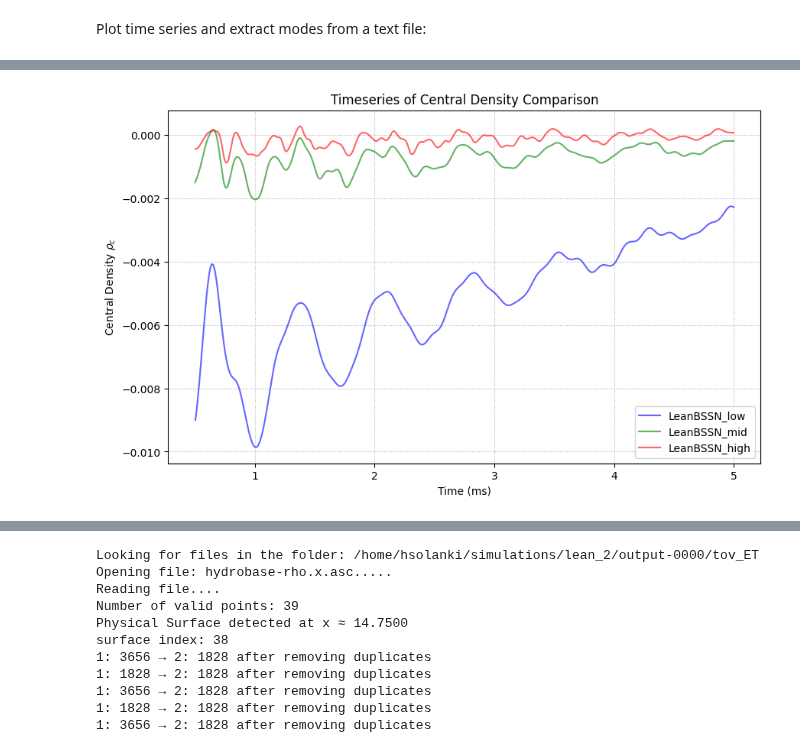
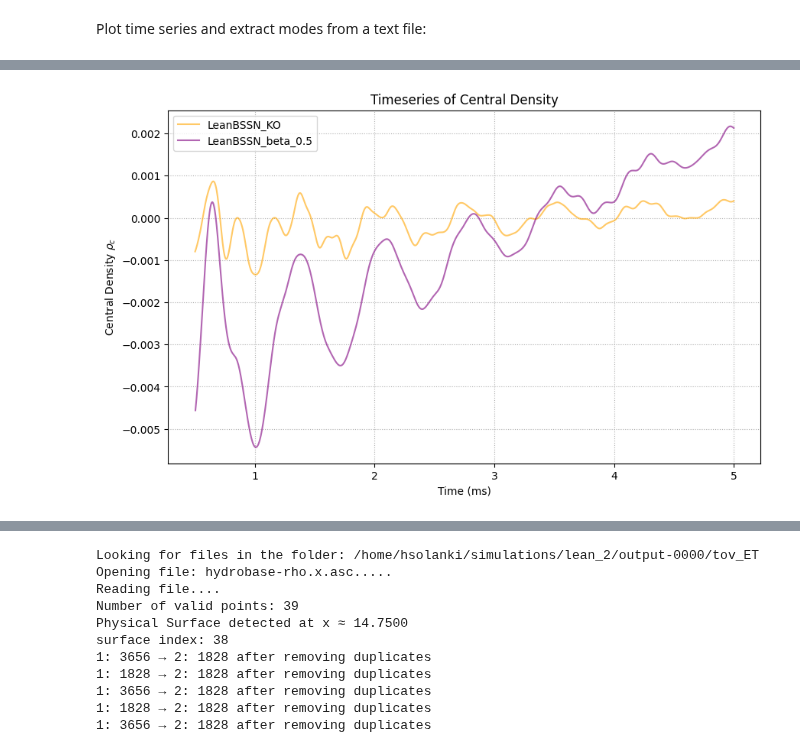
Before and after one commit to harsh-c0ds/My-Work, a Jupyter notebook: TOV/mode_ext.ipynb, the cells around one changed output, grey strips where cells are left out. Cells and saved outputs as stored; diff of their text form; code cells hidden in the pictures.

```diff
--- a/TOV/mode_ext.ipynb
+++ b/TOV/mode_ext.ipynb
@@ -158,10 +158,14 @@ adm = "/home/hsolanki/simulations/Pol_sim/output-0000/tov_ET"
 lean_low = "/home/hsolanki/simulations/lean_bssn/output-0001/tov_ET"
 lean_mid = "/home/hsolanki/simulations/lean_bssn_mid/output-0000/tov_ET"
 lean_high = "/home/hsolanki/simulations/lean_high/output-0000/tov_ET"
+lean_beta = "/home/hsolanki/simulations/lean_2/output-0000/tov_ET"
+lean_beta_2 = "/home/hsolanki/simulations/l_beta_1/output-0002/tov_ET"
 
 file_path = output_dir + "rho_timeseries_lean_low.txt"
 file_path_1 = output_dir + "rho_timeseries_lean_mid.txt"
 file_path_2 = output_dir + "rho_timeseries_lean_high.txt"
+file_path_beta = output_dir + "rho_timeseries_lean_2.txt"
+file_path_beta_2 = output_dir + "rho_timeseries_l_b_1_0002.txt"
 file_path_adm = output_dir + "rho_timeseries_P.txt"
 # %%
 # Detect star surface to get x_p
@@ -202,50 +210,67 @@ len(rho_all):  61
 # %%
 ### Time_series Check ###
 ik = 0
 
-t_l = t_s_all_l[ik]
-rho_l = rho_all_l[ik]
+# t_l = t_s_all_l[ik]
+# rho_l = rho_all_l[ik]
 
-t_m = t_s_all_m[ik]
-rho_m = rho_all_m[ik]
+# t_m = t_s_all_m[ik]
+# rho_m = rho_all_m[ik]
 
-t_h = t_s_all_h[ik]
-rho_h = rho_all_h[ik]
+# t_h = t_s_all_h[ik]
+# rho_h = rho_all_h[ik]
+
+t_b = t_s_all_beta[ik]
+rho_b = rho_all_beta[ik]
+
+t_b_2 = t_s_all_beta_2[ik]
+rho_b_2 = rho_all_beta_2[ik]
 
 # t_adm = t_s_all_P[ik]
 # rho_adm = rho_all_P[ik]
 
-lim_l = (t_l >= 0.5) & (t_l <= 5)
-lim_m = (t_m >= 0.5) & (t_m <= 5)
-lim_h = (t_h >= 0.5) & (t_h <= 5)
-
+# lim_l = (t_l >= 0.5) & (t_l <= 5)
+# lim_m = (t_m >= 0.5) & (t_m <= 5)
+# lim_h = (t_h >= 0.5) & (t_h <= 5)
+lim_b = (t_b >= 0.5) & (t_b <= 5)
+lim_b2 = (t_b_2 >= 0.5) & (t_b_2 <= 5)
 #lim_adm = (t_adm >= 0.5) & (t_adm <= 5)
 
-t_l = t_l[lim_l]
-rho_l = rho_l[lim_l]
+# t_l = t_l[lim_l]
+# rho_l = rho_l[lim_l]
 
-t_m = t_m[lim_m]
-rho_m = rho_m[lim_m]
+# t_m = t_m[lim_m]
+# rho_m = rho_m[lim_m]
 
-t_h = t_h[lim_h]
-rho_h = rho_h[lim_h]
+# t_h = t_h[lim_h]
+# rho_h = rho_h[lim_h]
+
+t_b =  t_b[lim_b]
+rho_b = rho_b[lim_b]
+
+t_b_2 =  t_b_2[lim_b2]
+rho_b_2 = rho_b_2[lim_b2]
+
+
 #t_adm = t_adm[lim_adm]
 #rho_adm = rho_adm[lim_adm]
 
 
 plt.figure(figsize=(10,6))
-plt.plot(t_l, rho_l, label="LeanBSSN_low", color="blue", alpha=0.6)
-plt.plot(t_m, rho_m, label="LeanBSSN_mid", color="green", alpha=0.6)
-plt.plot(t_h, rho_h, label="LeanBSSN_high", color="red", alpha=0.6)
+# plt.plot(t_l, rho_l, label="LeanBSSN_low", color="blue", alpha=0.6)
+# plt.plot(t_m, rho_m, label="LeanBSSN_mid", color="green", alpha=0.6)
+# plt.plot(t_h, rho_h, label="LeanBSSN_high", color="red", alpha=0.6)
+plt.plot(t_b, rho_b, label="LeanBSSN_KO", color="orange", alpha=0.6)
+plt.plot(t_b_2, rho_b_2, label="LeanBSSN_beta_0.5", color="purple", alpha=0.6)
 plt.xlabel("Time (ms)")
 plt.ylabel(r"Central Density $\rho_c$")
-plt.title("Timeseries of Central Density Comparison")
+plt.title("Timeseries of Central Density")
 plt.grid(True, linestyle=":")
 plt.legend()
 plt.show()
 #plt.savefig(output_dir + "time_series_comparision.png", dpi=300)
 # %% [output]
-[figure, old version]
+[figure, new version]
 # %%
 #### Mode Extraction ####
 
```
Also changed, not shown: parts of 2 cells of this notebook.
